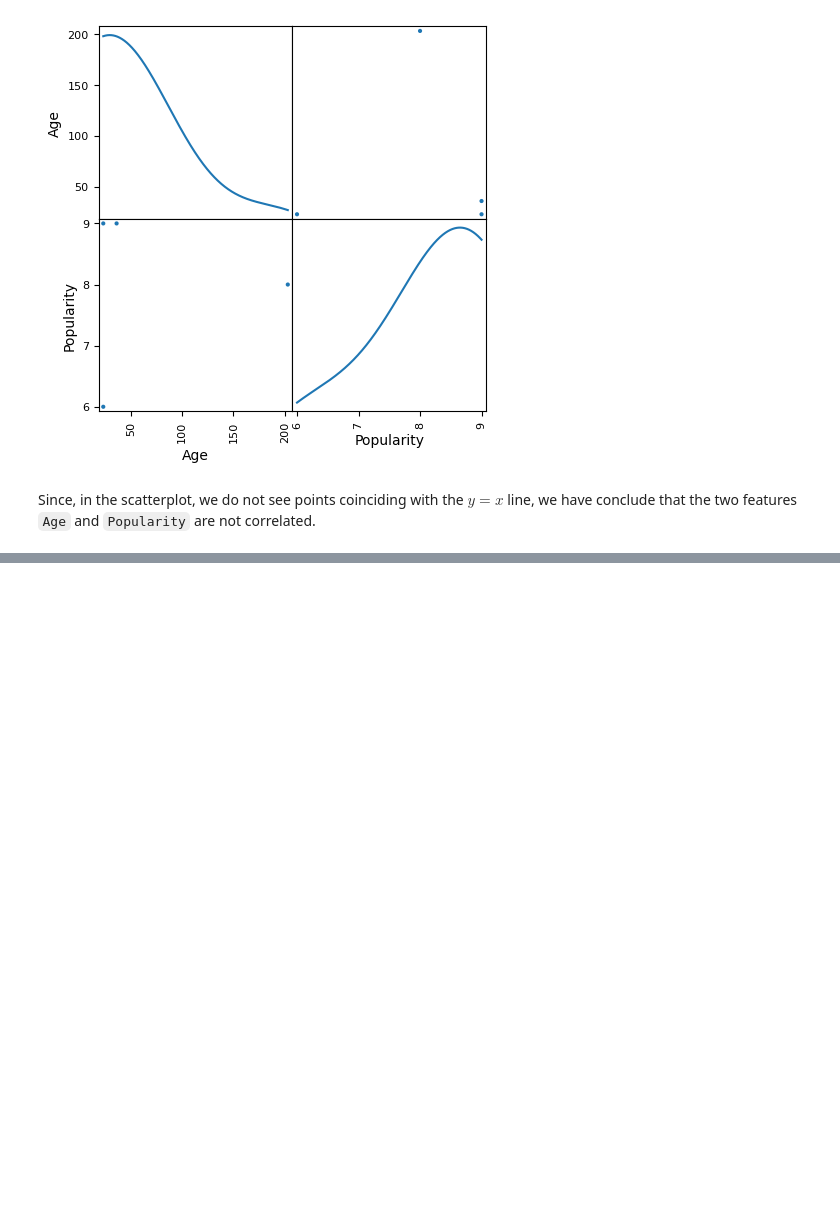
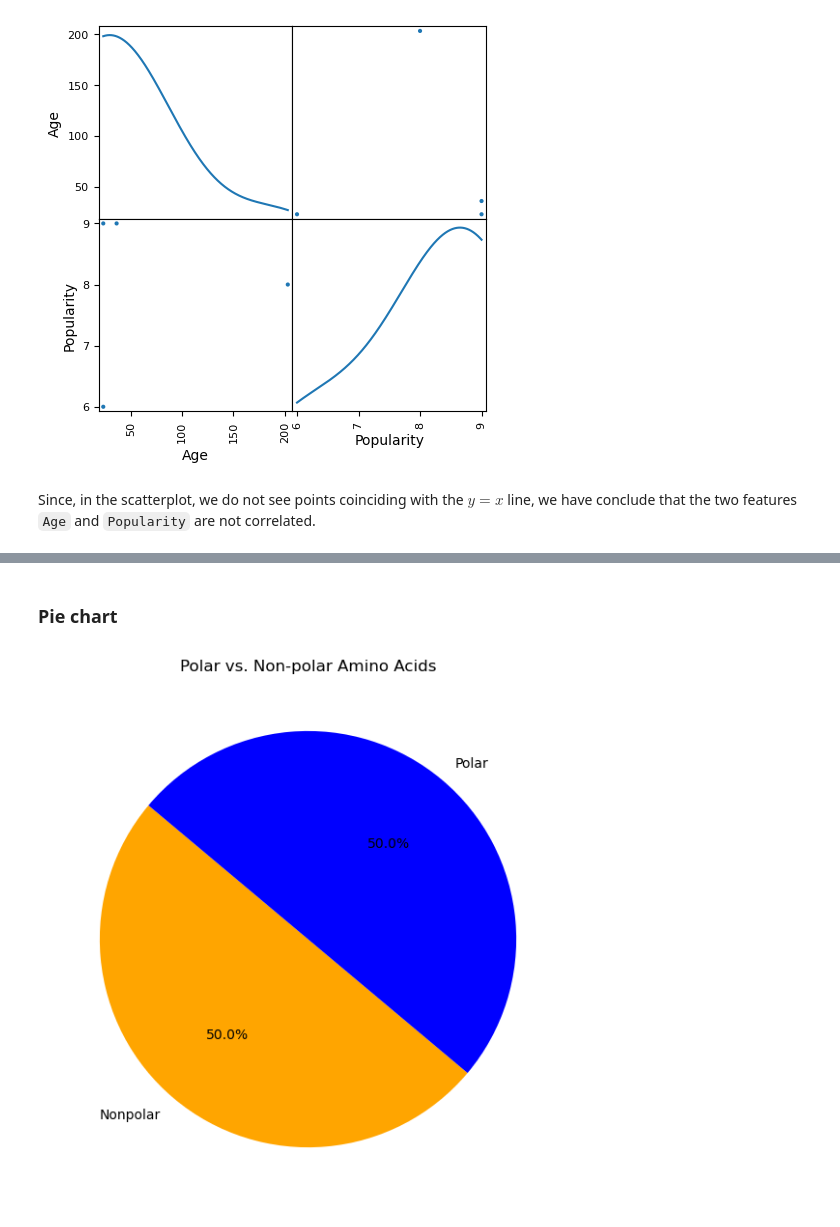
Before and after one commit to raghurama123/PyLifeS, a Jupyter notebook: 2025/notebooks/pylifes25_02.ipynb, the cells around one changed output, grey strips where cells are left out. Saved outputs shown, nothing was run; the diff lists cells and outputs as text; code cells hidden in the pictures; blank space fills up the shorter version.

```diff
--- a/2025/notebooks/pylifes25_02.ipynb
+++ b/2025/notebooks/pylifes25_02.ipynb
@@ -284,0 +750,16 @@ Since, in the scatterplot, we do not see points coinciding with the $y=x$ line,
+# %% [markdown]
+### Pie chart
+# %%
+hydrophobicity_counts = df['Hydrophobicity'].value_counts()
+
+# Create a pie chart
+plt.figure(figsize=(7, 7))
+hydrophobicity_counts.plot(kind='pie', autopct='%1.1f%%', startangle=140, colors=['orange', 'blue'])
+
+# Formatting
+plt.title('Polar vs. Non-polar Amino Acids')
+plt.ylabel('')  # Hide y-label for better visualization
+plt.savefig('Piechart.pdf', dpi=300, bbox_inches='tight')
+plt.show()
+# %% [output]
+[figure, added]
```
Also changed, not shown: parts of 73 cells of this notebook.
